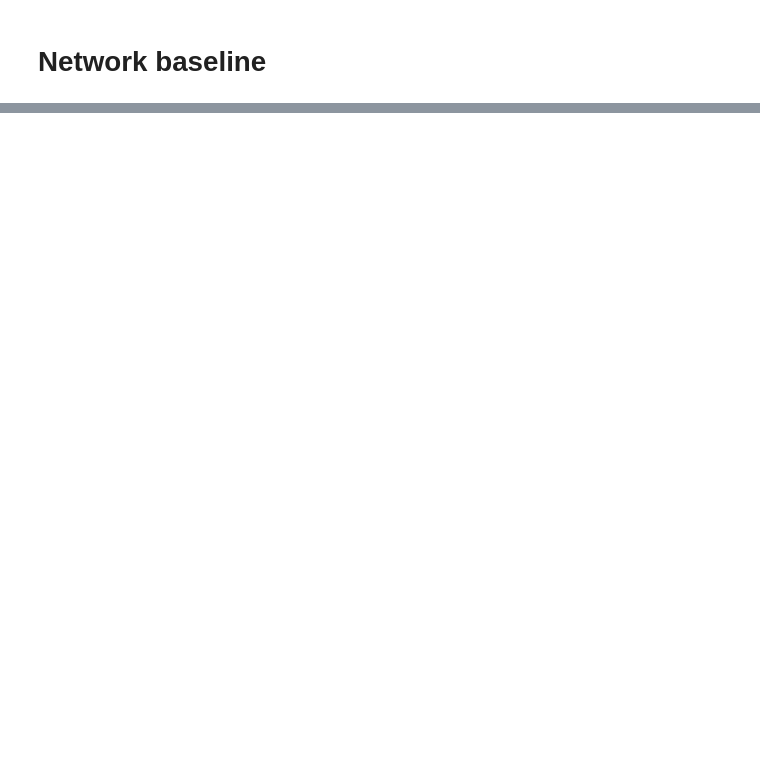
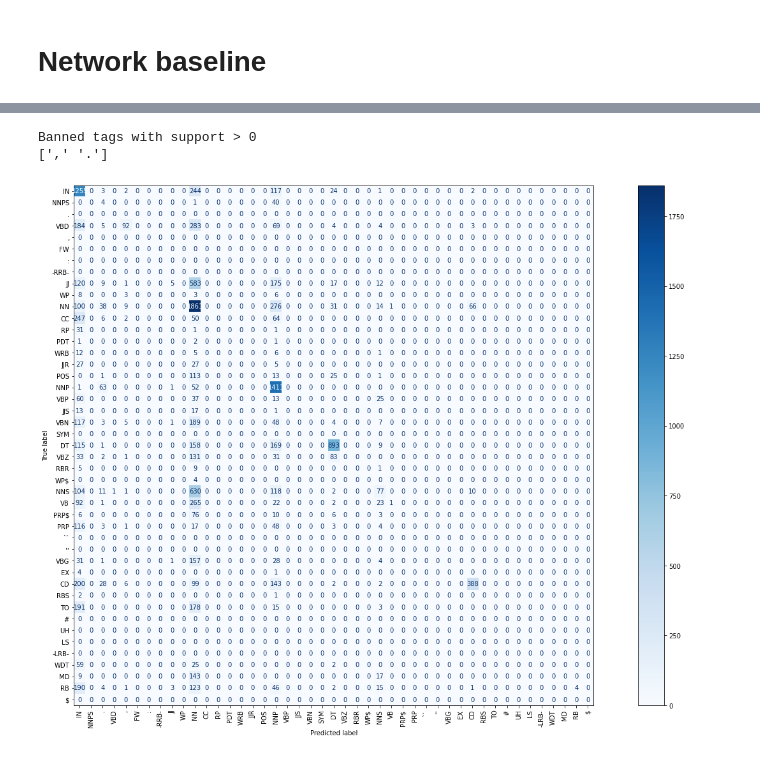
Before and after one commit to Simone999/nlp_assignment1, a Jupyter notebook: assignment1.ipynb, the cells around one changed output, grey strips where cells are left out. Saved outputs shown, nothing was run; the diff lists cells and outputs as text; code cells hidden in the pictures; blank space fills up the shorter version.

```diff
--- a/assignment1.ipynb
+++ b/assignment1.ipynb
@@ -332,0 +472,4 @@ val_ds = create_dataloader(val_set, max_seq_length)
+# %%
+embedding_weights = embedding_matrix.as_numpy()
+embedding = ks.layers.Embedding(*embedding_weights.shape, weights=[embedding_weights], mask_zero=True)
+embedding(tf.expand_dims(text, axis=0))
@@ -391,4 +524,2 @@ Trainable params: 20,251,985
 Non-trainable params: 0
 _________________________________________________________________
-# %%
-model.compile(loss='categorical_crossentropy', optimizer='adam', metrics=['acc'])
@@ -420,11 +525,0 @@ ValueError: ignored
-# %%
-glove_file = os.path.join(os.getcwd(),"Glove", "glove.6B.50d.txt")
-
-print ("Loading Glove Model")
-with open(glove_file, encoding="utf8" ) as f:
-    lines = f.readlines()
-vocabulary = {}
-for line in lines:
-    splits = line.split()
-    vocabulary[splits[0]] = np.array([float(val) for val in splits[1:]])
-print ("Done.",len(vocabulary.keys())," words loaded!")
@@ -451,0 +526,9 @@ print(glove_X_train.shape)
+# %%
+batch_size=128
+epochs = 3
+
+train_ds = create_dataloader(train_set, preprocessing, batch_size=batch_size)
+val_ds = create_dataloader(val_set, preprocessing, batch_size=batch_size)
+
+model.compile(loss='categorical_crossentropy', optimizer='adam', metrics=['accuracy'])
+history = model.fit(train_ds, validation_data=val_ds, epochs=epochs)
@@ -451,0 +647,13 @@ print(glove_X_train.shape)
+# %%
+print('Banned tags with support > 0')
+print(np.unique(y_pred[tf_in(y_pred, banned_tags)]))
+# %% [output]
+Banned tags with support > 0
+[',' '.']
+# %%
+fig, ax = plt.subplots(figsize=(25,15))
+labels = list(set(label_tokenizer.word_to_index.keys()).difference(['<PAD>']))
+cm = confusion_matrix(y_true, y_pred, labels=labels)
+ConfusionMatrixDisplay(cm, display_labels=labels).plot(ax=ax, cmap='Blues', xticks_rotation='vertical');
+# %% [output]
+[figure, added]
```
Also changed, not shown: parts of 55 cells of this notebook.
